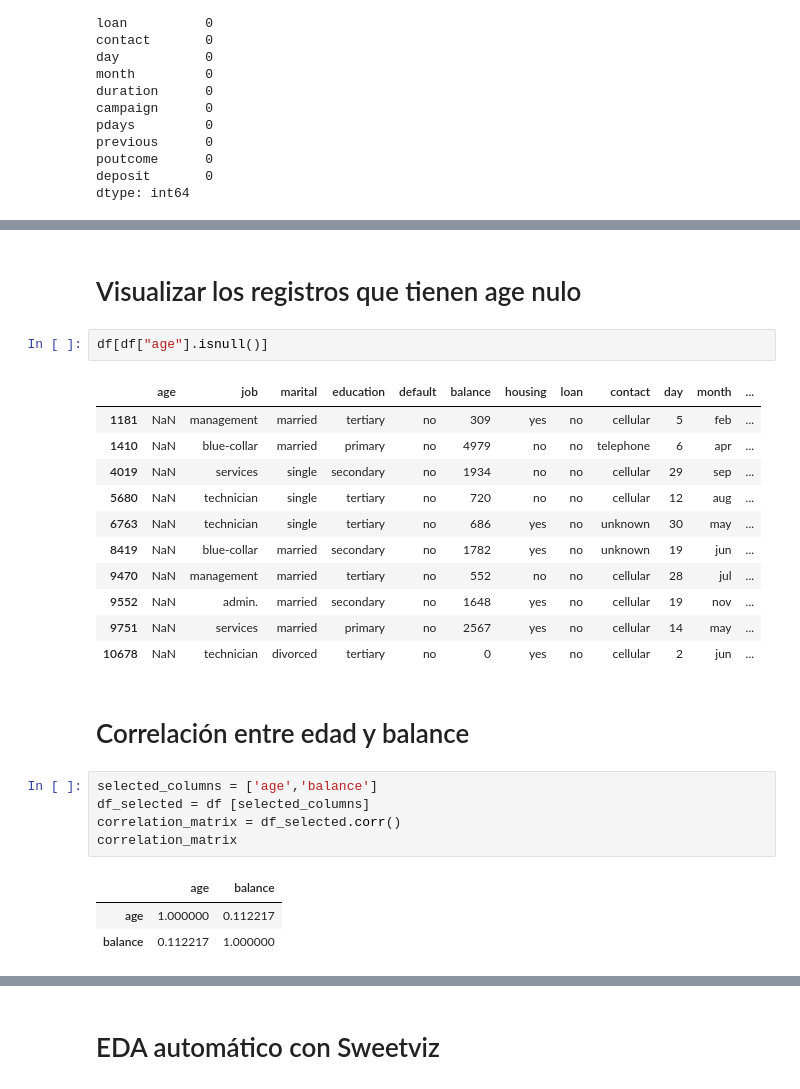
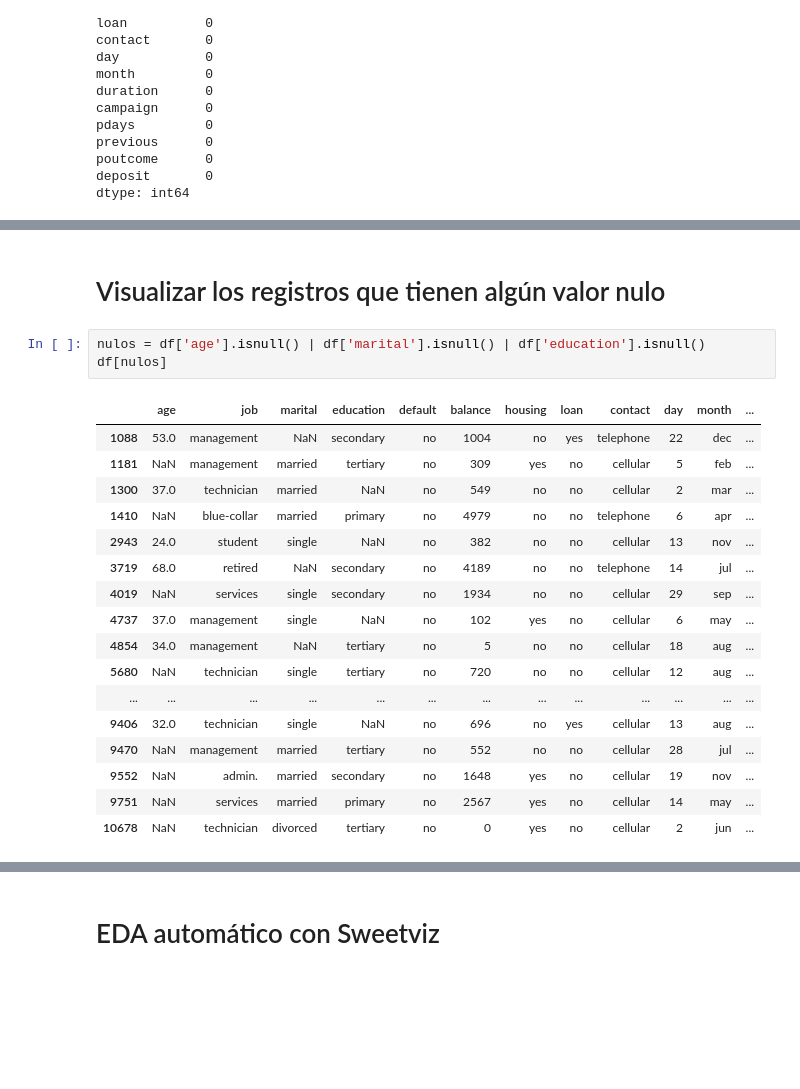
Before and after one commit to JaviDoria/Upskilling-Machine-Learning, a Jupyter notebook: Sprint 5.ipynb, the cells around one changed output, grey strips where cells are left out. Drawn from its saved outputs; the diff is of its cells as text; blank space fills up the shorter version.

```diff
--- a/Sprint 5.ipynb
+++ b/Sprint 5.ipynb
@@ -153,27 +145,23 @@ dtype: int64
 # %% [markdown]
-# Visualizar los registros que tienen age nulo
+# Visualizar los registros que tienen algún valor nulo
 # %%
-df[df["age"].isnull()]
+nulos = df['age'].isnull() | df['marital'].isnull() | df['education'].isnull()
+df[nulos]
 # %% [output]
 |  | age | job | marital | education | default | balance | housing | loan | contact | day | month | ... |
+| 1088 | 53.0 | management | NaN | secondary | no | 1004 | no | yes | telephone | 22 | dec | ... |
 | 1181 | NaN | management | married | tertiary | no | 309 | yes | no | cellular | 5 | feb | ... |
+| 1300 | 37.0 | technician | married | NaN | no | 549 | no | no | cellular | 2 | mar | ... |
 | 1410 | NaN | blue-collar | married | primary | no | 4979 | no | no | telephone | 6 | apr | ... |
+| 2943 | 24.0 | student | single | NaN | no | 382 | no | no | cellular | 13 | nov | ... |
+| 3719 | 68.0 | retired | NaN | secondary | no | 4189 | no | no | telephone | 14 | jul | ... |
 | 4019 | NaN | services | single | secondary | no | 1934 | no | no | cellular | 29 | sep | ... |
+| 4737 | 37.0 | management | single | NaN | no | 102 | yes | no | cellular | 6 | may | ... |
+| 4854 | 34.0 | management | NaN | tertiary | no | 5 | no | no | cellular | 18 | aug | ... |
 | 5680 | NaN | technician | single | tertiary | no | 720 | no | no | cellular | 12 | aug | ... |
-| 6763 | NaN | technician | single | tertiary | no | 686 | yes | no | unknown | 30 | may | ... |
-| 8419 | NaN | blue-collar | married | secondary | no | 1782 | yes | no | unknown | 19 | jun | ... |
+| ... | ... | ... | ... | ... | ... | ... | ... | ... | ... | ... | ... | ... |
+| 9406 | 32.0 | technician | single | NaN | no | 696 | no | yes | cellular | 13 | aug | ... |
 | 9470 | NaN | management | married | tertiary | no | 552 | no | no | cellular | 28 | jul | ... |
 | 9552 | NaN | admin. | married | secondary | no | 1648 | yes | no | cellular | 19 | nov | ... |
 | 9751 | NaN | services | married | primary | no | 2567 | yes | no | cellular | 14 | may | ... |
 | 10678 | NaN | technician | divorced | tertiary | no | 0 | yes | no | cellular | 2 | jun | ... |
-# %% [markdown]
-# Correlación entre edad y balance
-# %%
-selected_columns = ['age','balance']
-df_selected = df [selected_columns]
-correlation_matrix = df_selected.corr()
-correlation_matrix
-# %% [output]
-|  | age | balance |
-| age | 1.000000 | 0.112217 |
-| balance | 0.112217 | 1.000000 |
```
Also changed, not shown: parts of 32 cells of this notebook.
